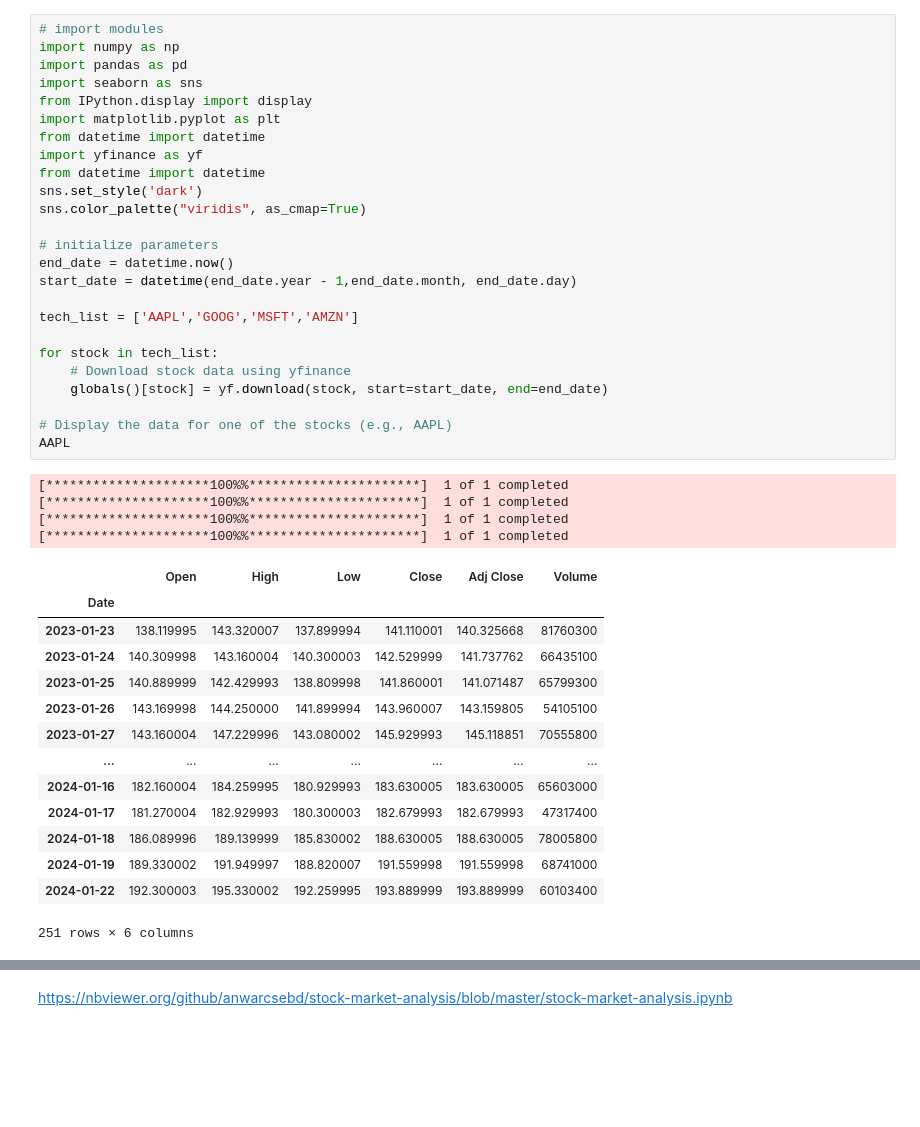
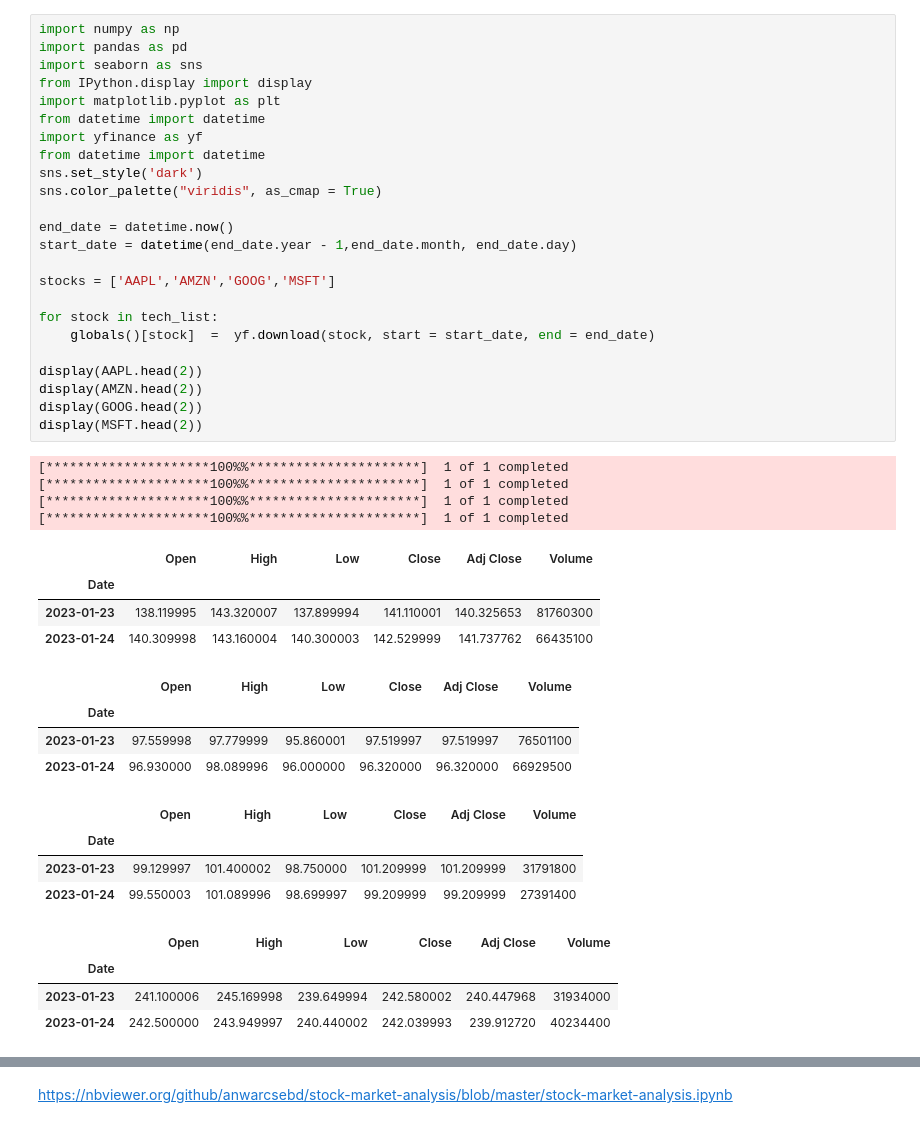
Before and after one commit to kellyle404/Risk_analysis_tech_stocks, a Jupyter notebook: finance.ipynb, the cells around one changed output, grey strips where cells are left out. Saved outputs shown, nothing was run; the diff lists cells and outputs as text; blank space fills up the shorter version.

```diff
--- a/finance.ipynb
+++ b/finance.ipynb
@@ -1,44 +1,45 @@
 # %%
-# import modules
 import numpy as np
 import pandas as pd
 import seaborn as sns
 from IPython.display import display
 import matplotlib.pyplot as plt
 from datetime import datetime
 import yfinance as yf
 from datetime import datetime
 sns.set_style('dark')
-sns.color_palette("viridis", as_cmap=True)
+sns.color_palette("viridis", as_cmap = True)
 
-# initialize parameters
 end_date = datetime.now()
 start_date = datetime(end_date.year - 1,end_date.month, end_date.day)
 
-tech_list = ['AAPL','GOOG','MSFT','AMZN']
+stocks = ['AAPL','AMZN','GOOG','MSFT']
 
 for stock in tech_list:
-    # Download stock data using yfinance
-    globals()[stock] = yf.download(stock, start=start_date, end=end_date)
+    globals()[stock]  =  yf.download(stock, start = start_date, end = end_date)
 
-# Display the data for one of the stocks (e.g., AAPL)
-AAPL
+display(AAPL.head(2))
+display(AMZN.head(2))
+display(GOOG.head(2))
+display(MSFT.head(2))
 # %% [output]
 [*********************100%%**********************]  1 of 1 completed
 [*********************100%%**********************]  1 of 1 completed
 [*********************100%%**********************]  1 of 1 completed
 [*********************100%%**********************]  1 of 1 completed
 |  | Open | High | Low | Close | Adj Close | Volume |
 | Date |  |  |  |  |  |  |
-| 2023-01-23 | 138.119995 | 143.320007 | 137.899994 | 141.110001 | 140.325668 | 81760300 |
+| 2023-01-23 | 138.119995 | 143.320007 | 137.899994 | 141.110001 | 140.325653 | 81760300 |
 | 2023-01-24 | 140.309998 | 143.160004 | 140.300003 | 142.529999 | 141.737762 | 66435100 |
-| 2023-01-25 | 140.889999 | 142.429993 | 138.809998 | 141.860001 | 141.071487 | 65799300 |
-| 2023-01-26 | 143.169998 | 144.250000 | 141.899994 | 143.960007 | 143.159805 | 54105100 |
-| 2023-01-27 | 143.160004 | 147.229996 | 143.080002 | 145.929993 | 145.118851 | 70555800 |
-| ... | ... | ... | ... | ... | ... | ... |
-| 2024-01-16 | 182.160004 | 184.259995 | 180.929993 | 183.630005 | 183.630005 | 65603000 |
-| 2024-01-17 | 181.270004 | 182.929993 | 180.300003 | 182.679993 | 182.679993 | 47317400 |
-| 2024-01-18 | 186.089996 | 189.139999 | 185.830002 | 188.630005 | 188.630005 | 78005800 |
-| 2024-01-19 | 189.330002 | 191.949997 | 188.820007 | 191.559998 | 191.559998 | 68741000 |
-| 2024-01-22 | 192.300003 | 195.330002 | 192.259995 | 193.889999 | 193.889999 | 60103400 |
-251 rows × 6 columns
+|  | Open | High | Low | Close | Adj Close | Volume |
+| Date |  |  |  |  |  |  |
+| 2023-01-23 | 97.559998 | 97.779999 | 95.860001 | 97.519997 | 97.519997 | 76501100 |
+| 2023-01-24 | 96.930000 | 98.089996 | 96.000000 | 96.320000 | 96.320000 | 66929500 |
+|  | Open | High | Low | Close | Adj Close | Volume |
+| Date |  |  |  |  |  |  |
+| 2023-01-23 | 99.129997 | 101.400002 | 98.750000 | 101.209999 | 101.209999 | 31791800 |
+| 2023-01-24 | 99.550003 | 101.089996 | 98.699997 | 99.209999 | 99.209999 | 27391400 |
+|  | Open | High | Low | Close | Adj Close | Volume |
+| Date |  |  |  |  |  |  |
+| 2023-01-23 | 241.100006 | 245.169998 | 239.649994 | 242.580002 | 240.447968 | 31934000 |
+| 2023-01-24 | 242.500000 | 243.949997 | 240.440002 | 242.039993 | 239.912720 | 40234400 |
```
Also changed, not shown: parts of 22 cells of this notebook.
